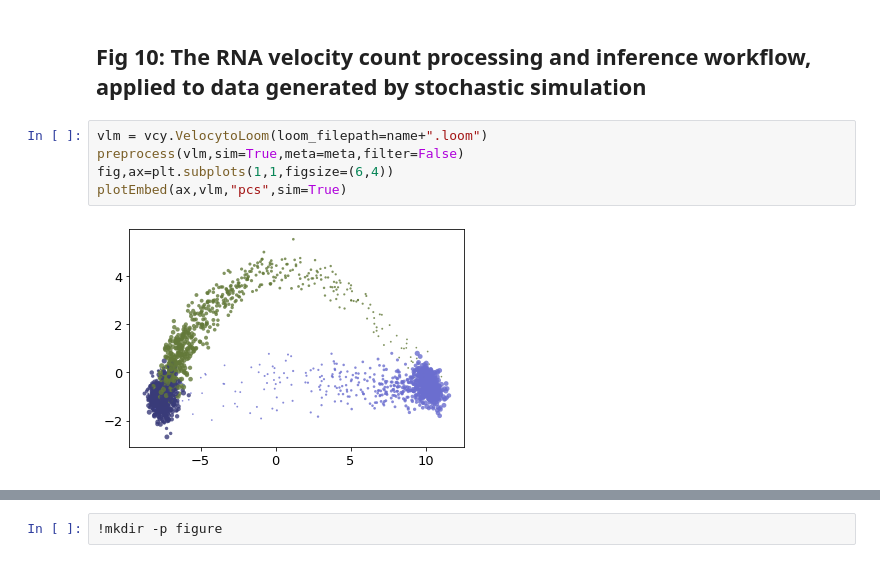
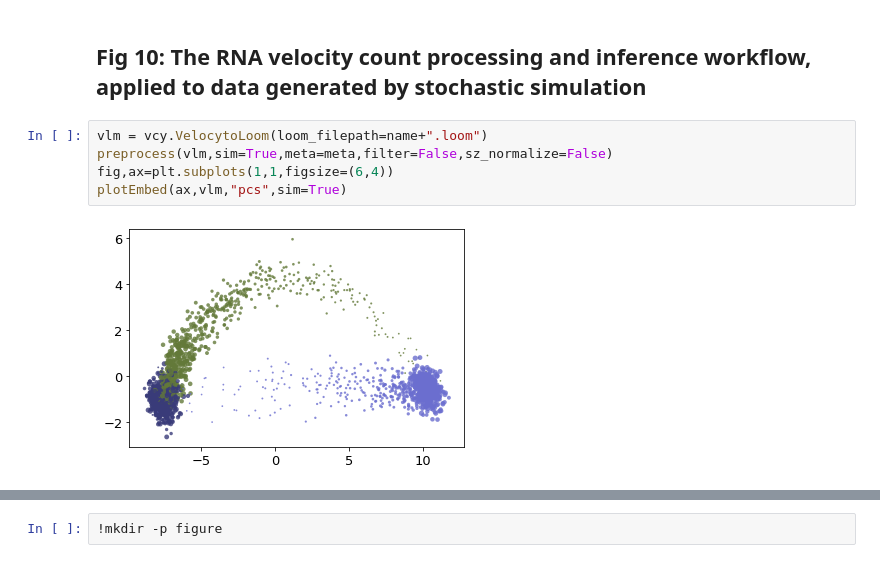
Before and after one commit to pachterlab/GFCP_2022, a Jupyter notebook: notebooks/occup_meas_sim.ipynb, the cells around one changed output, grey strips where cells are left out. Cells and saved outputs as stored; diff of their text form.

```diff
--- a/notebooks/occup_meas_sim.ipynb
+++ b/notebooks/occup_meas_sim.ipynb
@@ -33,8 +33,8 @@ sim_export(simdata,meta,name)
 ## Fig 10: The RNA velocity count processing and inference workflow, applied to data generated by stochastic simulation
 # %%
 vlm = vcy.VelocytoLoom(loom_filepath=name+".loom")
-preprocess(vlm,sim=True,meta=meta,filter=False)
+preprocess(vlm,sim=True,meta=meta,filter=False,sz_normalize=False)
 fig,ax=plt.subplots(1,1,figsize=(6,4))
 plotEmbed(ax,vlm,"pcs",sim=True)
 # %% [output]
-[figure, old version]
+[figure, new version]
```
Also changed, not shown: parts of 3 cells of this notebook.
